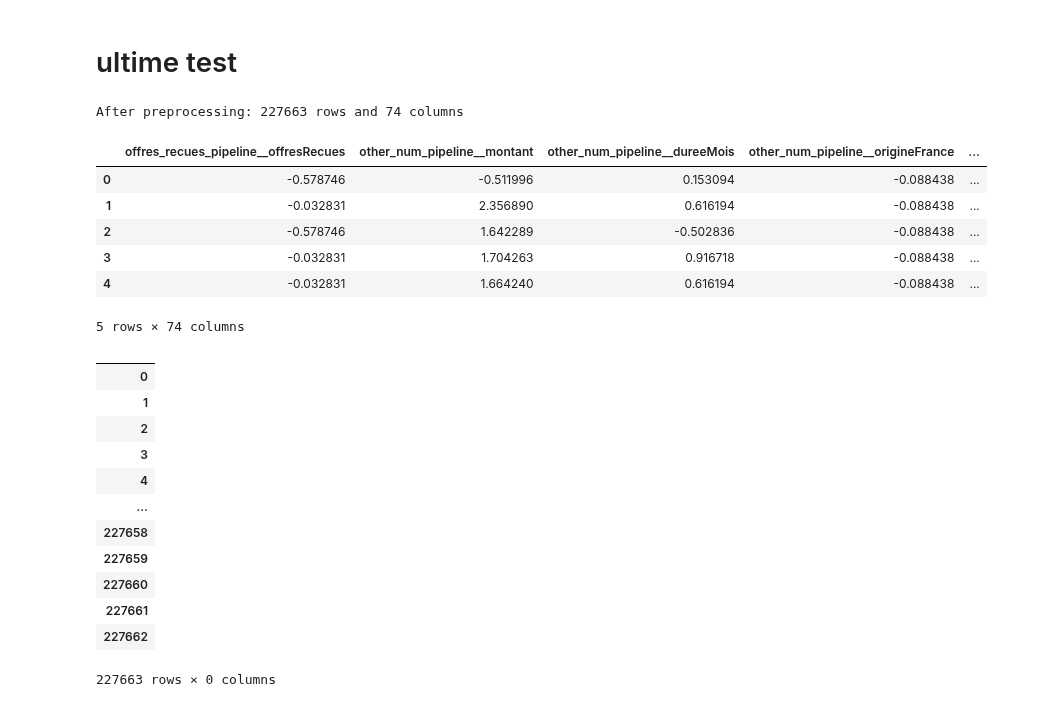
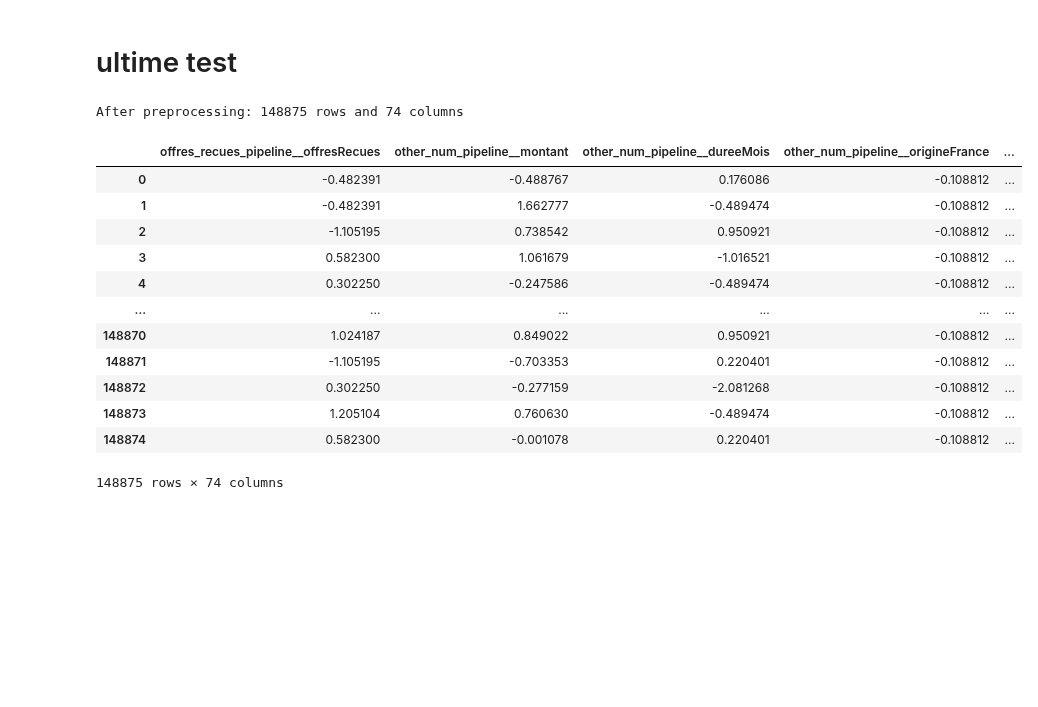
Before and after one commit to RonanB400/decp_ml, a Jupyter notebook: notebooks/LD_marche_sim_preproc_test.ipynb, the cells around one changed output. Cells and saved outputs as stored; diff of their text form; code cells hidden in the pictures; blank space fills up the shorter version.

```diff
--- a/notebooks/LD_marche_sim_preproc_test.ipynb
+++ b/notebooks/LD_marche_sim_preproc_test.ipynb
@@ -210,28 +210,22 @@ X_processed = pipeline.fit_transform(df)
 # %%
 
 print(f"After preprocessing: {X_processed.shape[0]} rows and {X_processed.shape[1]} columns")
-X_processed.head()
+X_processed
 # %% [output]
-After preprocessing: 227663 rows and 74 columns
+After preprocessing: 148875 rows and 74 columns
 |  | offres_recues_pipeline__offresRecues | other_num_pipeline__montant | other_num_pipeline__dureeMois | other_num_pipeline__origineFrance | ... |
-| 0 | -0.578746 | -0.511996 | 0.153094 | -0.088438 | ... |
-| 1 | -0.032831 | 2.356890 | 0.616194 | -0.088438 | ... |
-| 2 | -0.578746 | 1.642289 | -0.502836 | -0.088438 | ... |
-| 3 | -0.032831 | 1.704263 | 0.916718 | -0.088438 | ... |
-| 4 | -0.032831 | 1.664240 | 0.616194 | -0.088438 | ... |
+| 0 | -0.482391 | -0.488767 | 0.176086 | -0.108812 | ... |
+| 1 | -0.482391 | 1.662777 | -0.489474 | -0.108812 | ... |
+| 2 | -1.105195 | 0.738542 | 0.950921 | -0.108812 | ... |
+| 3 | 0.582300 | 1.061679 | -1.016521 | -0.108812 | ... |
+| 4 | 0.302250 | -0.247586 | -0.489474 | -0.108812 | ... |
+| ... | ... | ... | ... | ... | ... |
+| 148870 | 1.024187 | 0.849022 | 0.950921 | -0.108812 | ... |
+| 148871 | -1.105195 | -0.703353 | 0.220401 | -0.108812 | ... |
+| 148872 | 0.302250 | -0.277159 | -2.081268 | -0.108812 | ... |
+| 148873 | 1.205104 | 0.760630 | -0.489474 | -0.108812 | ... |
+| 148874 | 0.582300 | -0.001078 | 0.220401 | -0.108812 | ... |
-5 rows × 74 columns
+148875 rows × 74 columns
 # %%
+#exporter en csv X_processed
+X_processed.to_csv(os.path.join(os.path.dirname(os.getcwd()), 'data', 'train_preprocessed.csv'), index=False)
-# %% [output]
-|  |
-| 0 |
-| 1 |
-| 2 |
-| 3 |
-| 4 |
-| ... |
-| 227658 |
-| 227659 |
-| 227660 |
-| 227661 |
-| 227662 |
-227663 rows × 0 columns
```
Also changed, not shown: 3 other files.
